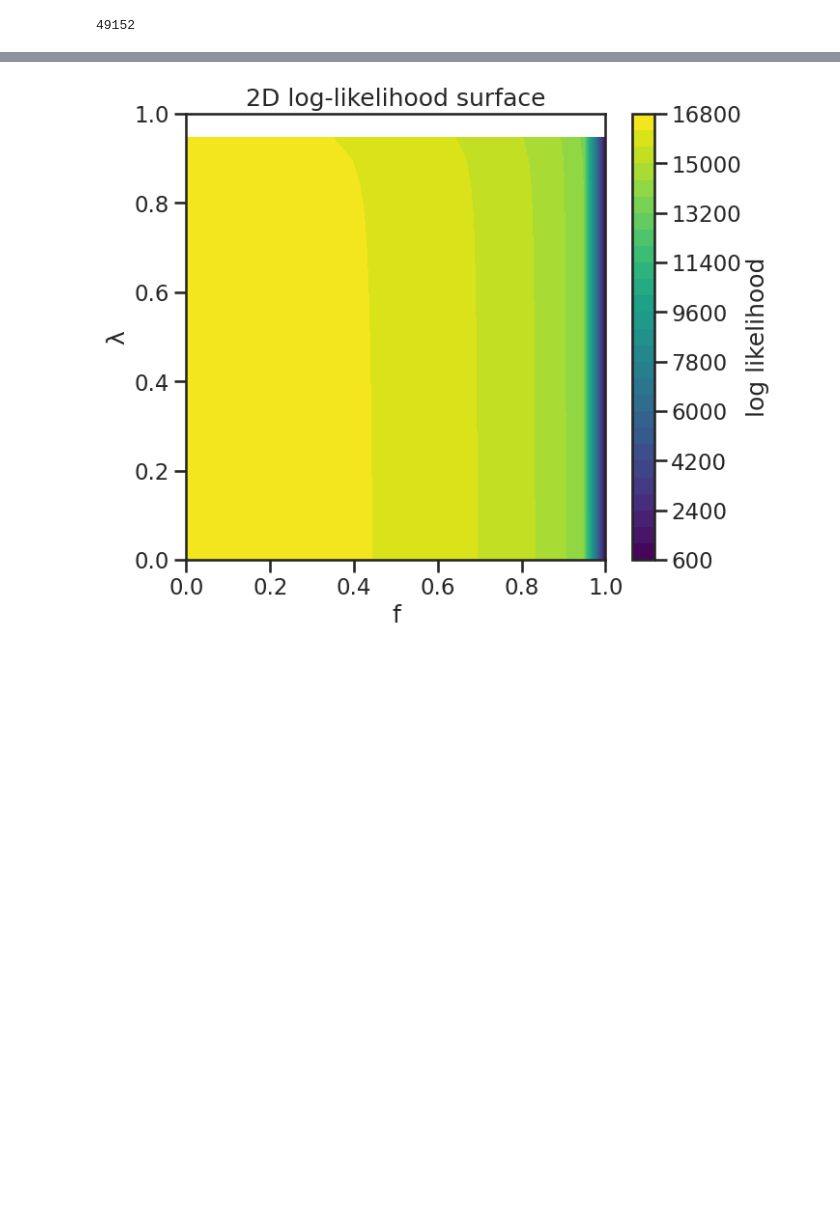
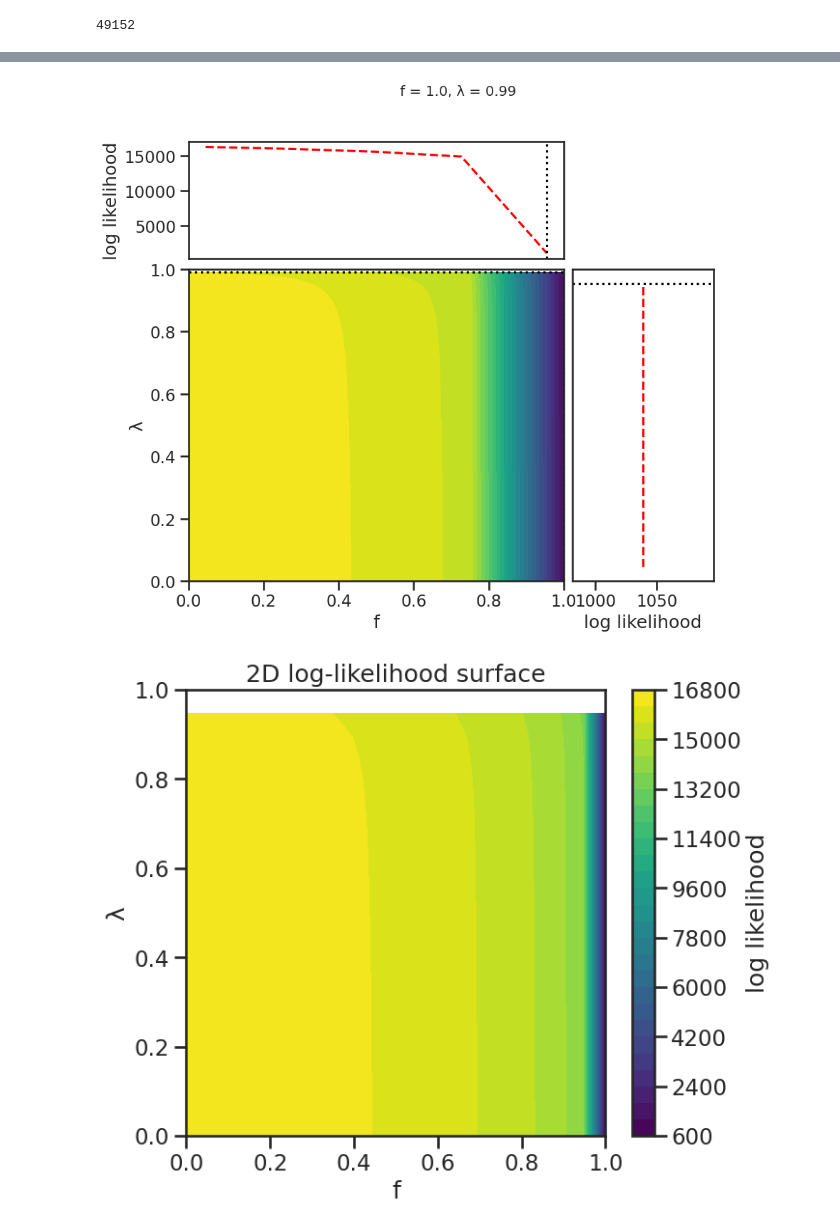
Before and after one commit to kstoreyf/gws-agn, a Jupyter notebook: notebooks/inference/complete_catalog/inference_lognormal-complete-pos-only.ipynb, the cells around one changed output, grey strips where cells are left out. Saved outputs shown, nothing was run; the diff lists cells and outputs as text; code cells hidden in the pictures; blank space fills up the shorter version.

```diff
--- a/notebooks/inference/complete_catalog/inference_lognormal-complete-pos-only.ipynb
+++ b/notebooks/inference/complete_catalog/inference_lognormal-complete-pos-only.ipynb
@@ -117,7 +116,10 @@ def dV_of_z(z,H0,Om0=Om0Planck):
 def ddL_of_z(z,dL,H0,Om0=Om0Planck):
     return dL/(1+z) + speed_of_light*(1+z)/(H0*E(z,Om0))
 # %%
-filename = '../../../../gws-agn/data/mocks_glass/mock_seed42_ratioNgalNagn100_bgal1.0_bagn1.0/gwsamples_fagn1.0_lambdaagn1.0_N1000_seed1042_pos_only.h5'
+f_true = 1.0
+lam_true = 0.99
+
+filename = '../../../../gws-agn/data/mocks_glass/mock_seed42_ratioNgalNagn100_bgal1.0_bagn1.0/gwsamples_fagn'+str(f_true)+'_lambdaagn'+str(1.0)+'_N1000_seed1042_pos_only.h5'
 
 with h5py.File(filename, 'r') as inp:
         nsamps = inp.attrs['nsamp']
@@ -244,3 +246,77 @@ Array(16790.84493215, dtype=float64)
+# %%
+import numpy as np
+import jax.numpy as jnp
+import matplotlib.pyplot as plt
+from matplotlib.gridspec import GridSpec
+
+H0Planck = 67.4
+
+# Define grids
+fgrid = jnp.linspace(0, 1, 5)
+lamgrid = jnp.linspace(0, 1, 100)
+
+# Compute likelihood surface
+LL = np.zeros((len(fgrid), len(lamgrid)))
+for i, f in enumerate(fgrid):
+    for j, lam in enumerate(lamgrid):
+        LL[i, j] = darksiren_log_likelihood(H0=H0Planck, f=f, lam=lam)
+
+fgrid_np = np.array(fgrid)
+lamgrid_np = np.array(lamgrid)
+F, LAM = np.meshgrid(fgrid_np, lamgrid_np, indexing="ij")
+
+# # Marginalized likelihoods
+# LL_marg_f = np.trapz(LL, x=lamgrid_np, axis=1)
+# LL_marg_lam = np.trapz(LL, x=fgrid_np, axis=0)
+
+# Fixed slices
+fixed_lam = lam_true
+fixed_f = f_true
+j_fixed_lam = np.argmin(np.abs(lamgrid_np - fixed_lam))
+i_fixed_f = np.argmin(np.abs(fgrid_np - fixed_f))
+LL_fixed_lam = LL[:, j_fixed_lam]
+LL_fixed_f = LL[i_fixed_f, :]
+
+# Create figure with GridSpec
+fig = plt.figure(figsize=(10, 8))
+gs = GridSpec(2, 3, width_ratios=[4, 1.5, 0.2], height_ratios=[1.5, 4], hspace=0.05, wspace=0.05)
+
+# Title
+fig.suptitle(f" f = {f_true}, λ = {fixed_lam}", fontsize=14)
+
+# Top panel
+ax_top = fig.add_subplot(gs[0, 0])
+#ax_top.plot(fgrid_np, LL_marg_f, label="Marginalized over λ", color="blue")
+ax_top.plot(fgrid_np, LL_fixed_lam, label=f"Slice at λ = {fixed_lam}", color="red", linestyle="--")
+ax_top.axvline(f_true, color="black", linestyle=":", label=f"True f = {f_true}")
+ax_top.set_xticks([])
+#ax_top.legend()
+ax_top.set_ylabel("log likelihood")
+
+# Right panel
+ax_right = fig.add_subplot(gs[1, 1])
+#ax_right.plot(LL_marg_lam, lamgrid_np, label="Marginalized over f", color="blue")
+ax_right.plot(LL_fixed_f, lamgrid_np, label=f"Slice at f = {fixed_f}", color="red", linestyle="--")
+ax_right.axhline(lam_true, color="black", linestyle=":", label=f"True λ = {lam_true}")
+ax_right.set_yticks([])
+#ax_right.legend()
+ax_right.set_xlabel("log likelihood")
+
+# Main contour plot
+ax_main = fig.add_subplot(gs[1, 0])
+cs = ax_main.contourf(F, LAM, LL, levels=30, cmap="viridis")
+ax_main.axvline(f_true, color="black", linestyle=":")
+ax_main.axhline(lam_true, color="black", linestyle=":")
+ax_main.set_xlabel("f")
+ax_main.set_ylabel("λ")
+
+# # External colorbar (far right)
+# cax = fig.add_subplot(gs[:, 2])
+# fig.colorbar(cs, cax=cax, label="log likelihood")
+plt.savefig(f"logl_fagn{f_true}_lam{fixed_lam}.pdf")
+plt.show()
+# %% [output]
+[figure, added]
 # %%
 import jax.numpy as jnp
 import numpy as np
```
Also changed, not shown: parts of 4 cells of this notebook, 4 other files.
